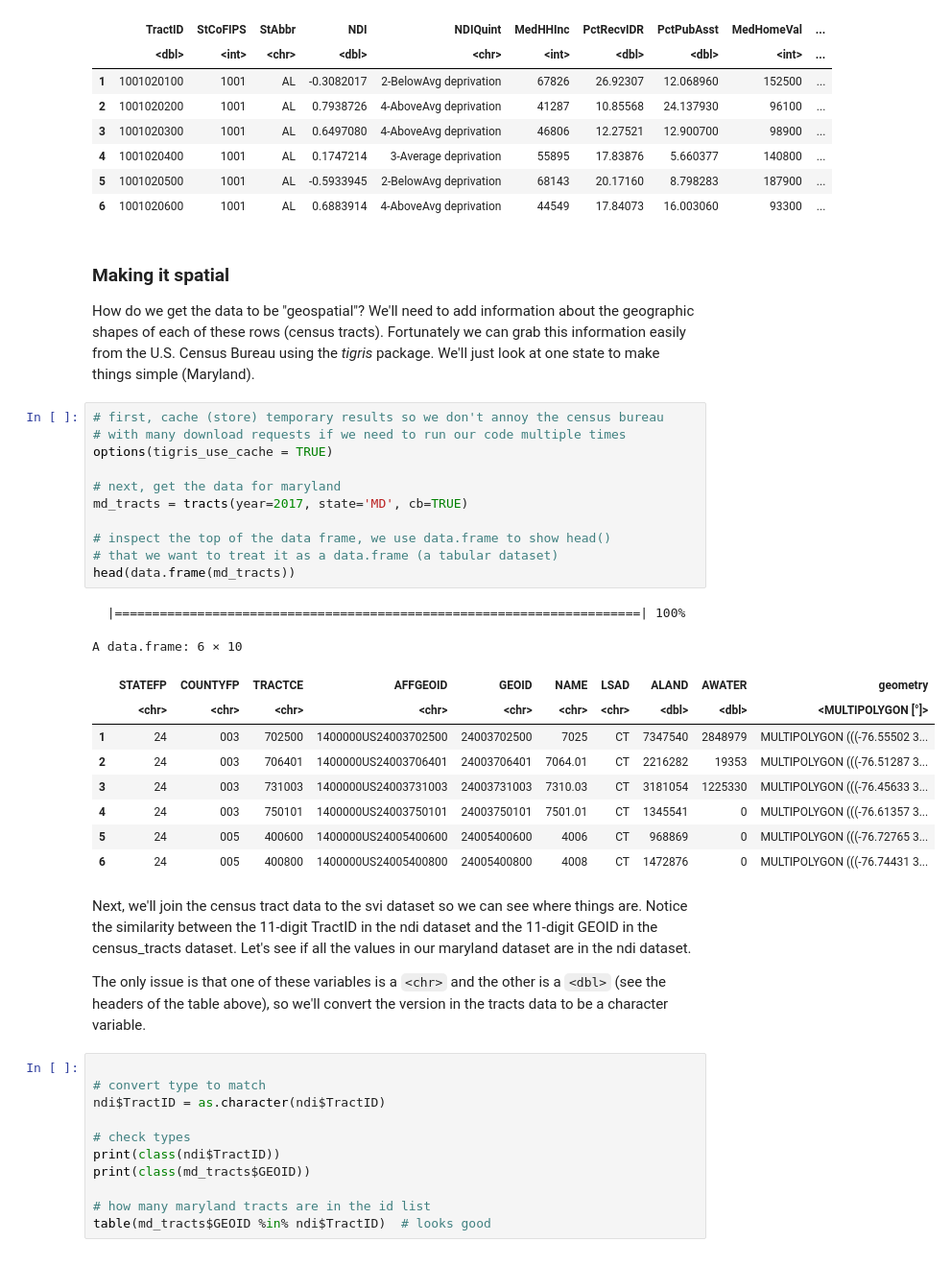
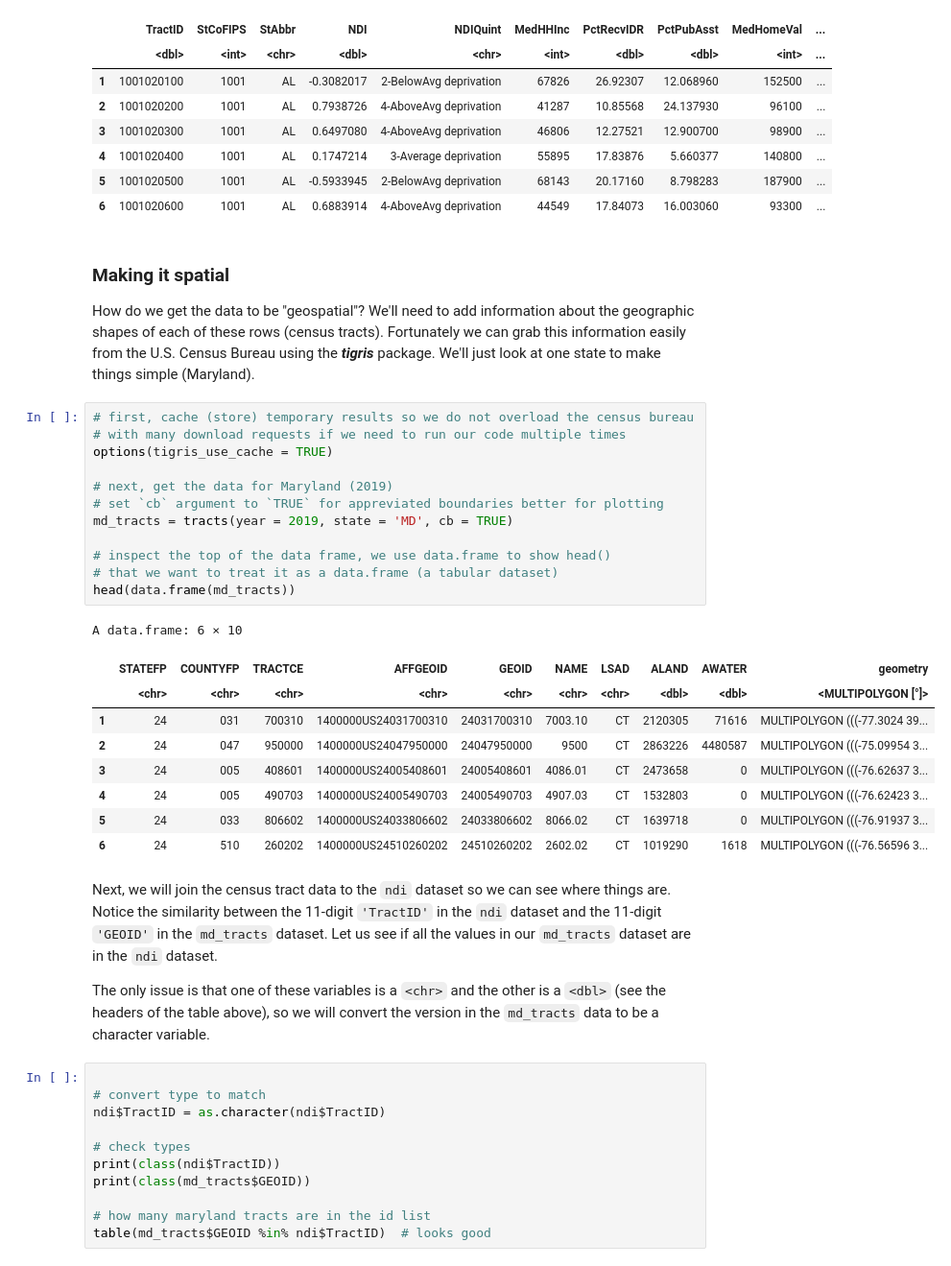
Before and after one commit to nathanielmacnell/nihworkshop, a Jupyter notebook: Geospatial_for_Everyone.ipynb, the cells around one changed output. Shown at 96% size. Saved outputs shown, nothing was run; the diff lists cells and outputs as text.

````diff
--- a/Geospatial_for_Everyone.ipynb
+++ b/Geospatial_for_Everyone.ipynb
@@ -179,33 +184,33 @@ A data.frame: 6 × 18
 # %% [markdown]
 ### Making it spatial
 
-How do we get the data to be "geospatial"? We'll need to add information about the geographic shapes of each of these rows (census tracts). Fortunately we can grab this information easily from the U.S. Census Bureau using the _tigris_ package. We'll just look at one state to make things simple (Maryland).
+How do we get the data to be "geospatial"? We'll need to add information about the geographic shapes of each of these rows (census tracts). Fortunately we can grab this information easily from the U.S. Census Bureau using the ***tigris*** package. We'll just look at one state to make things simple (Maryland).
 # %%
-# first, cache (store) temporary results so we don't annoy the census bureau
+# first, cache (store) temporary results so we do not overload the census bureau
 # with many download requests if we need to run our code multiple times
 options(tigris_use_cache = TRUE)
 
-# next, get the data for maryland
-md_tracts = tracts(year=2017, state='MD', cb=TRUE)
+# next, get the data for Maryland (2019)
+# set `cb` argument to `TRUE` for appreviated boundaries better for plotting
+md_tracts = tracts(year = 2019, state = 'MD', cb = TRUE)
 
 # inspect the top of the data frame, we use data.frame to show head()
 # that we want to treat it as a data.frame (a tabular dataset)
 head(data.frame(md_tracts))
 # %% [output]
-  |======================================================================| 100%
+A data.frame: 6 × 10
-A data.frame: 6 × 10
 |  | STATEFP | COUNTYFP | TRACTCE | AFFGEOID | GEOID | NAME | LSAD | ALAND | AWATER | geometry |
 |  | <chr> | <chr> | <chr> | <chr> | <chr> | <chr> | <chr> | <dbl> | <dbl> | <MULTIPOLYGON [°]> |
-| 1 | 24 | 003 | 702500 | 1400000US24003702500 | 24003702500 | 7025 | CT | 7347540 | 2848979 | MULTIPOLYGON (((-76.55502 3... |
-| 2 | 24 | 003 | 706401 | 1400000US24003706401 | 24003706401 | 7064.01 | CT | 2216282 | 19353 | MULTIPOLYGON (((-76.51287 3... |
-| 3 | 24 | 003 | 731003 | 1400000US24003731003 | 24003731003 | 7310.03 | CT | 3181054 | 1225330 | MULTIPOLYGON (((-76.45633 3... |
-| 4 | 24 | 003 | 750101 | 1400000US24003750101 | 24003750101 | 7501.01 | CT | 1345541 | 0 | MULTIPOLYGON (((-76.61357 3... |
-| 5 | 24 | 005 | 400600 | 1400000US24005400600 | 24005400600 | 4006 | CT | 968869 | 0 | MULTIPOLYGON (((-76.72765 3... |
-| 6 | 24 | 005 | 400800 | 1400000US24005400800 | 24005400800 | 4008 | CT | 1472876 | 0 | MULTIPOLYGON (((-76.74431 3... |
+| 1 | 24 | 031 | 700310 | 1400000US24031700310 | 24031700310 | 7003.10 | CT | 2120305 | 71616 | MULTIPOLYGON (((-77.3024 39... |
+| 2 | 24 | 047 | 950000 | 1400000US24047950000 | 24047950000 | 9500 | CT | 2863226 | 4480587 | MULTIPOLYGON (((-75.09954 3... |
+| 3 | 24 | 005 | 408601 | 1400000US24005408601 | 24005408601 | 4086.01 | CT | 2473658 | 0 | MULTIPOLYGON (((-76.62637 3... |
+| 4 | 24 | 005 | 490703 | 1400000US24005490703 | 24005490703 | 4907.03 | CT | 1532803 | 0 | MULTIPOLYGON (((-76.62423 3... |
+| 5 | 24 | 033 | 806602 | 1400000US24033806602 | 24033806602 | 8066.02 | CT | 1639718 | 0 | MULTIPOLYGON (((-76.91937 3... |
+| 6 | 24 | 510 | 260202 | 1400000US24510260202 | 24510260202 | 2602.02 | CT | 1019290 | 1618 | MULTIPOLYGON (((-76.56596 3... |
 # %% [markdown]
-Next, we'll join the census tract data to the svi dataset so we can see where things are. Notice the similarity between the 11-digit TractID in the ndi dataset and the 11-digit GEOID in the census_tracts dataset. Let's see if all the values in our maryland dataset are in the ndi dataset.
+Next, we will join the census tract data to the `ndi` dataset so we can see where things are. Notice the similarity between the 11-digit `'TractID'` in the `ndi` dataset and the 11-digit `'GEOID'` in the `md_tracts` dataset. Let us see if all the values in our `md_tracts` dataset are in the `ndi` dataset.
 
-The only issue is that one of these variables is a ```<chr>``` and the other is a ```<dbl>``` (see the headers of the table above), so we'll convert the version in the tracts data to be a character variable.
+The only issue is that one of these variables is a `<chr>` and the other is a `<dbl>` (see the headers of the table above), so we will convert the version in the `md_tracts` data to be a character variable.
 # %%
 
 # convert type to match
````
Also changed, not shown: parts of 42 cells of this notebook.
